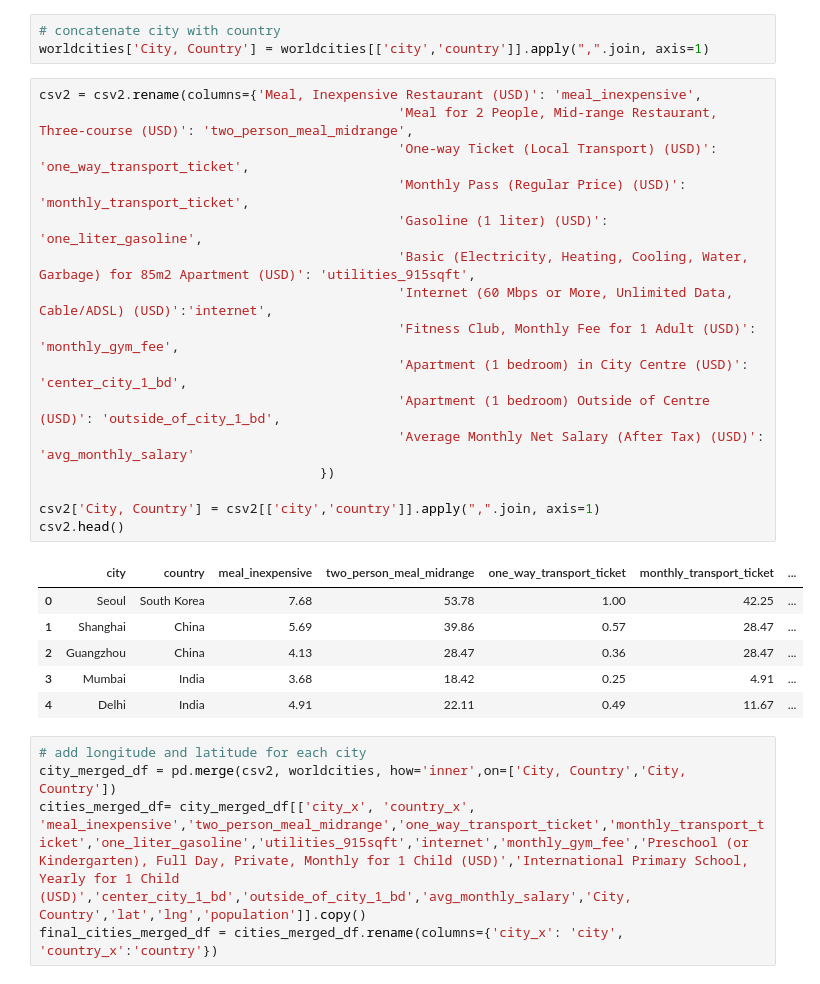
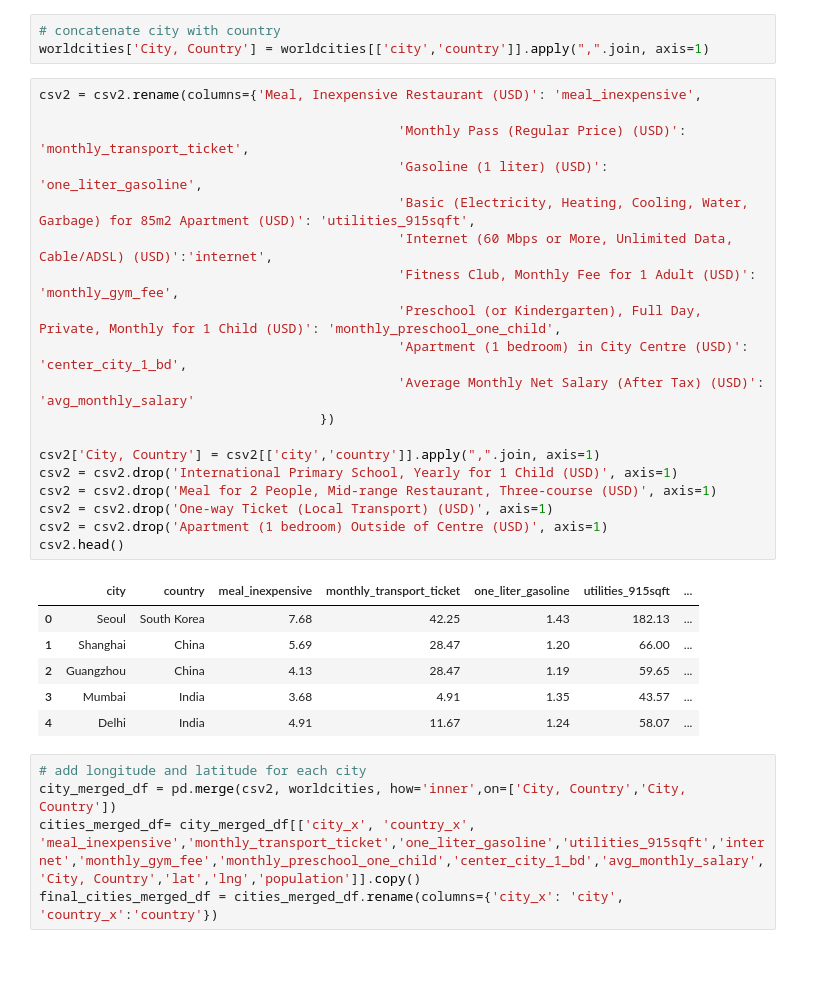
Before and after one commit to elizabethho1/project-3, a Jupyter notebook: cost_of_living_v3.ipynb, the cells around one changed output. Saved outputs shown, nothing was run; the diff lists cells and outputs as text.

```diff
--- a/cost_of_living_v2.ipynb
+++ b/cost_of_living_v3.ipynb
@@ -35,31 +35,34 @@ countries
 worldcities['City, Country'] = worldcities[['city','country']].apply(",".join, axis=1)
 # %%
 csv2 = csv2.rename(columns={'Meal, Inexpensive Restaurant (USD)': 'meal_inexpensive',
-                                              'Meal for 2 People, Mid-range Restaurant, Three-course (USD)': 'two_person_meal_midrange',
-                                              'One-way Ticket (Local Transport) (USD)': 'one_way_transport_ticket',
+
                                               'Monthly Pass (Regular Price) (USD)': 'monthly_transport_ticket',
                                               'Gasoline (1 liter) (USD)': 'one_liter_gasoline',
                                               'Basic (Electricity, Heating, Cooling, Water, Garbage) for 85m2 Apartment (USD)': 'utilities_915sqft',
                                               'Internet (60 Mbps or More, Unlimited Data, Cable/ADSL) (USD)':'internet',
                                               'Fitness Club, Monthly Fee for 1 Adult (USD)': 'monthly_gym_fee',
+                                              'Preschool (or Kindergarten), Full Day, Private, Monthly for 1 Child (USD)': 'monthly_preschool_one_child',
                                               'Apartment (1 bedroom) in City Centre (USD)': 'center_city_1_bd',
-                                              'Apartment (1 bedroom) Outside of Centre (USD)': 'outside_of_city_1_bd',
                                               'Average Monthly Net Salary (After Tax) (USD)': 'avg_monthly_salary'
                                     })
 
 csv2['City, Country'] = csv2[['city','country']].apply(",".join, axis=1)
+csv2 = csv2.drop('International Primary School, Yearly for 1 Child (USD)', axis=1)
+csv2 = csv2.drop('Meal for 2 People, Mid-range Restaurant, Three-course (USD)', axis=1)
+csv2 = csv2.drop('One-way Ticket (Local Transport) (USD)', axis=1)
+csv2 = csv2.drop('Apartment (1 bedroom) Outside of Centre (USD)', axis=1)
 csv2.head()
 # %% [output]
-|  | city | country | meal_inexpensive | two_person_meal_midrange | one_way_transport_ticket | monthly_transport_ticket | ... |
-| 0 | Seoul | South Korea | 7.68 | 53.78 | 1.00 | 42.25 | ... |
-| 1 | Shanghai | China | 5.69 | 39.86 | 0.57 | 28.47 | ... |
-| 2 | Guangzhou | China | 4.13 | 28.47 | 0.36 | 28.47 | ... |
-| 3 | Mumbai | India | 3.68 | 18.42 | 0.25 | 4.91 | ... |
-| 4 | Delhi | India | 4.91 | 22.11 | 0.49 | 11.67 | ... |
+|  | city | country | meal_inexpensive | monthly_transport_ticket | one_liter_gasoline | utilities_915sqft | ... |
+| 0 | Seoul | South Korea | 7.68 | 42.25 | 1.43 | 182.13 | ... |
+| 1 | Shanghai | China | 5.69 | 28.47 | 1.20 | 66.00 | ... |
+| 2 | Guangzhou | China | 4.13 | 28.47 | 1.19 | 59.65 | ... |
+| 3 | Mumbai | India | 3.68 | 4.91 | 1.35 | 43.57 | ... |
+| 4 | Delhi | India | 4.91 | 11.67 | 1.24 | 58.07 | ... |
 # %%
 # add longitude and latitude for each city
 city_merged_df = pd.merge(csv2, worldcities, how='inner',on=['City, Country','City, Country'])
-cities_merged_df= city_merged_df[['city_x', 'country_x', 'meal_inexpensive','two_person_meal_midrange','one_way_transport_ticket','monthly_transport_ticket','one_liter_gasoline','utilities_915sqft','internet','monthly_gym_fee','Preschool (or Kindergarten), Full Day, Private, Monthly for 1 Child (USD)','International Primary School, Yearly for 1 Child (USD)','center_city_1_bd','outside_of_city_1_bd','avg_monthly_salary','City, Country','lat','lng','population']].copy()
+cities_merged_df= city_merged_df[['city_x', 'country_x', 'meal_inexpensive','monthly_transport_ticket','one_liter_gasoline','utilities_915sqft','internet','monthly_gym_fee','monthly_preschool_one_child','center_city_1_bd','avg_monthly_salary','City, Country','lat','lng','population']].copy()
 final_cities_merged_df = cities_merged_df.rename(columns={'city_x': 'city', 'country_x':'country'})
 # %%
 # before removing nan
```
Also changed, not shown: parts of 13 cells of this notebook.
